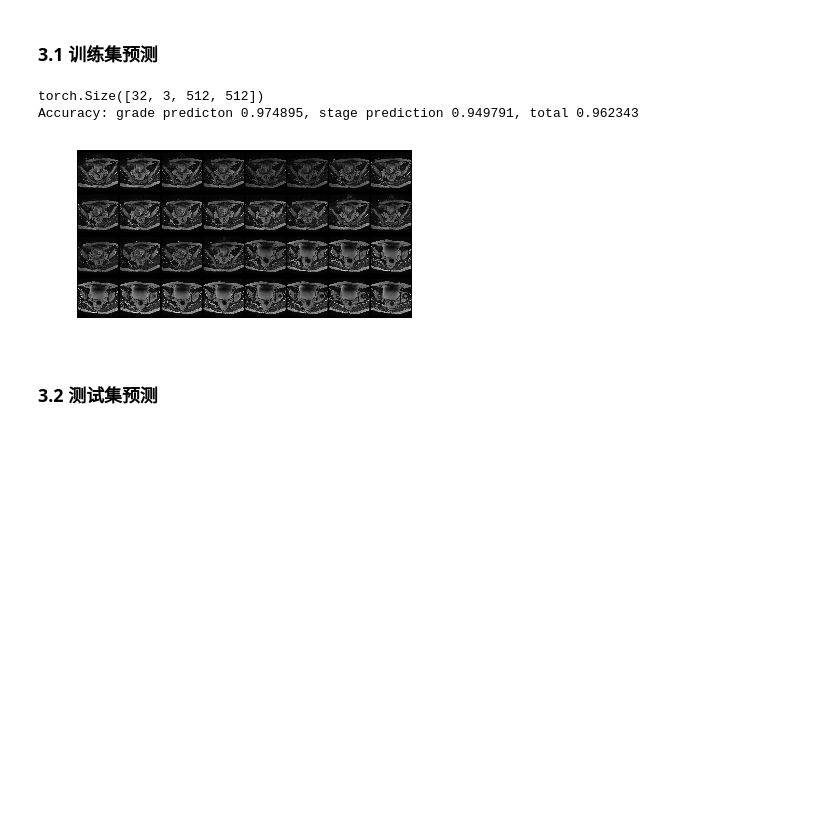
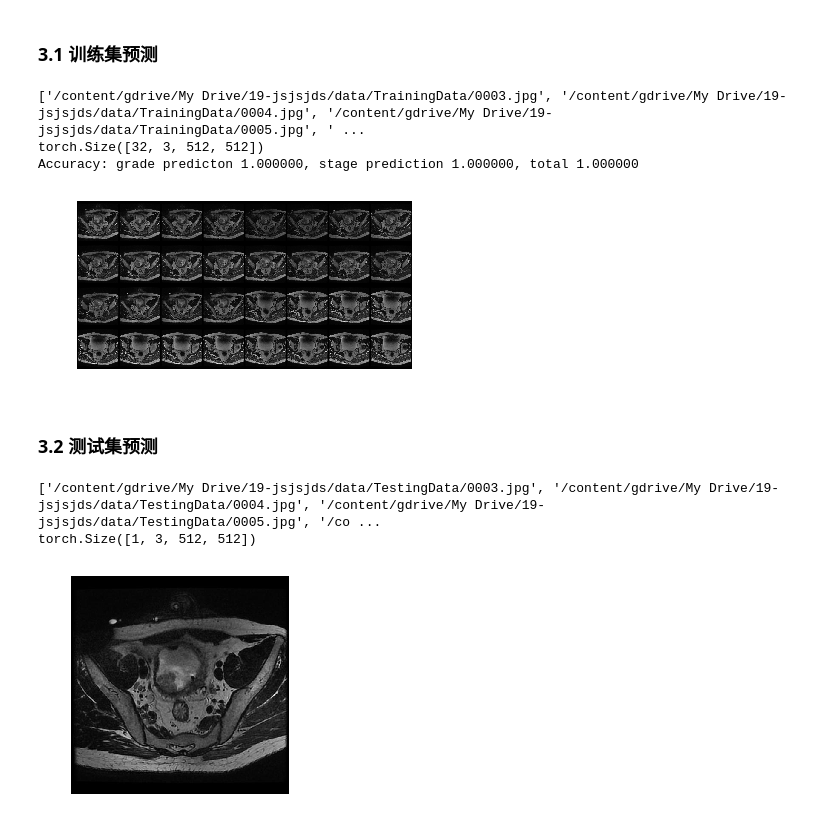
Before and after one commit to zxgx/19-jsjsjds, a Jupyter notebook: Inference.ipynb, the cells around one changed output. Saved outputs shown, nothing was run; the diff lists cells and outputs as text; code cells hidden in the pictures; blank space fills up the shorter version.

Commit message:
update Inference for the order of test img

```diff
--- a/Inference.ipynb
+++ b/Inference.ipynb
@@ -18,7 +18,10 @@ class Testset(Dataset):
         self.test_root = test_root
         self.transform = transform
         reg = test_root + '/*.jpg'
-        self.imgs_path = [file for file in glob.glob(reg)]
+        imglist = glob.glob(reg)
+        imglist.sort()
+        print(imglist)
+        self.imgs_path = imglist
 
     def __len__(self):
         return len(self.imgs_path)
@@ -161,28 +164,35 @@ acc = (gt==pred).sum()/gt.size
 print("Accuracy: grade predicton %f, stage prediction %f, total %f"
      % (grade_acc, stage_acc, acc))
 # %% [output]
+['/content/gdrive/My Drive/19-jsjsjds/data/TrainingData/0003.jpg', '/content/gdrive/My Drive/19-jsjsjds/data/TrainingData/0004.jpg', '/content/gdrive/My Drive/19-jsjsjds/data/TrainingData/0005.jpg', ' ...
 torch.Size([32, 3, 512, 512])
-Accuracy: grade predicton 0.974895, stage prediction 0.949791, total 0.962343
+Accuracy: grade predicton 1.000000, stage prediction 1.000000, total 1.000000
-[figure, old version]
+[figure, new version]
 # %% [markdown]
 ### 3.2 测试集预测
 # %%
+testset = Testset('data/TestingData',
+                  transforms.Compose([transforms.ToTensor()]))
+test_loader = DataLoader(testset, batch_size=1, shuffle=False, num_workers=0)
+
 grade_inf = inference('grade_predictor.pth')
 stage_inf = inference('stage_predictor.pth')
 
-testset = Testset('data/TestingData', transforms.Compose([transforms.ToTensor()]))
-test_loader = DataLoader(testset, batch_size=32, shuffle=False, num_workers=0)
 dataiter = iter(test_loader)
 show_batch(dataiter.next())
 
 d1 = np.chararray(grade_inf.shape, 5, unicode=True)
 d1[grade_inf==0]='LOW'
 d1[grade_inf==1]='HIGH'
 
 d2 = np.chararray(stage_inf.shape, 5, unicode=True)
 d2[stage_inf==0]='NMIBC'
 d2[stage_inf==1]='MIBC'
 
 d = np.hstack((d1, d2))
 df = pd.DataFrame(d, columns=['Grade', 'Stage'])
 df.to_csv('submission.csv', index=False)
+# %% [output]
+['/content/gdrive/My Drive/19-jsjsjds/data/TestingData/0003.jpg', '/content/gdrive/My Drive/19-jsjsjds/data/TestingData/0004.jpg', '/content/gdrive/My Drive/19-jsjsjds/data/TestingData/0005.jpg', '/co ...
+torch.Size([1, 3, 512, 512])
+[figure, added]
```
